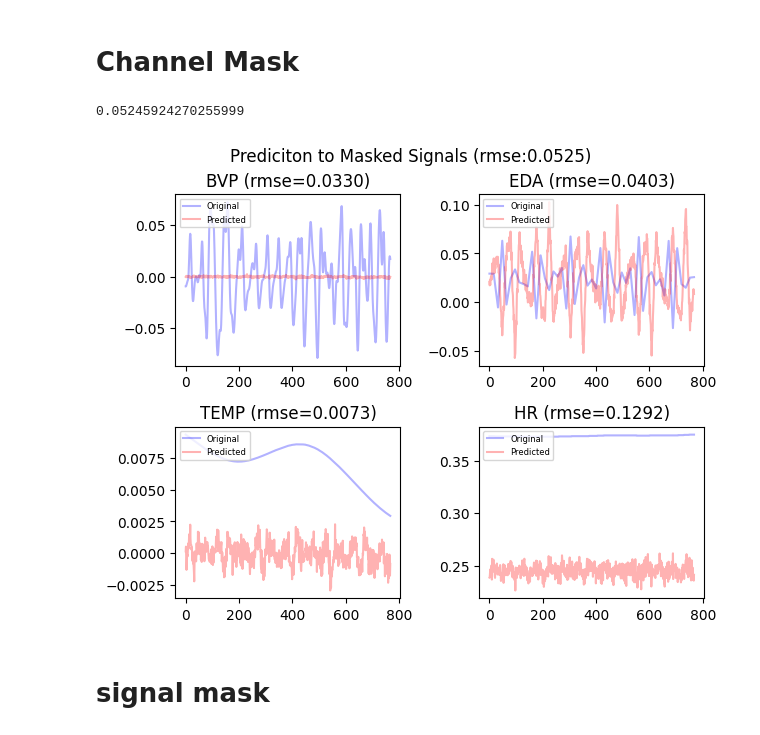
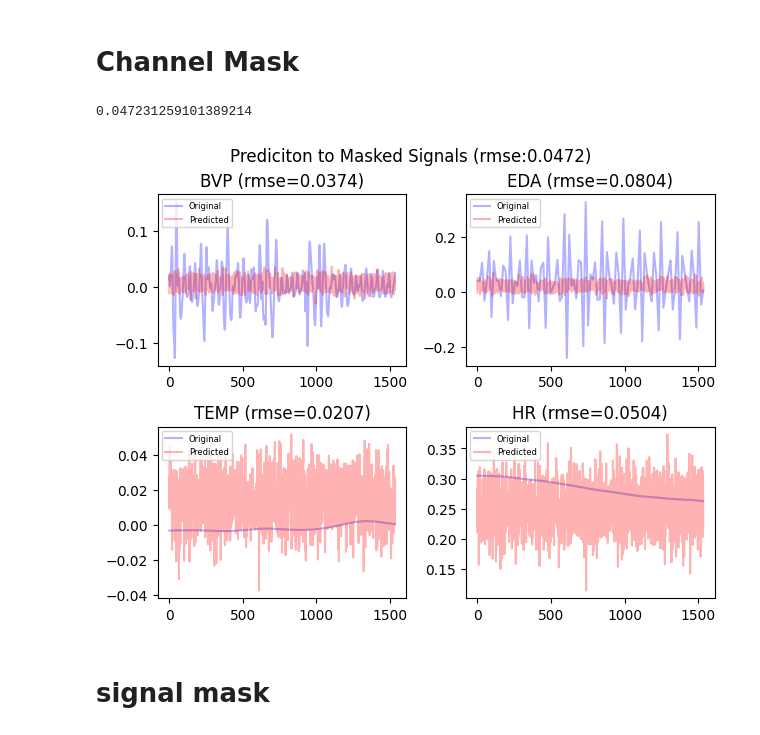
Before and after one commit to AlanConstantine/TPMER, a Jupyter notebook: evaluation_rep00323.ipynb, the cells around one changed output. Cells and saved outputs as stored; diff of their text form; code cells hidden in the pictures.

```diff
--- a/evaluation_rep00323.ipynb
+++ b/evaluation_rep00323.ipynb
@@ -169,56 +165,38 @@ def mse_(s1, s2):
 # %%
 signal_names = ['BVP', 'EDA', 'TEMP', 'HR']
 signal_index = np.argmin(all_mse)
 avg_res = []
-for pred_signal, signal_name in enumerate(signal_names):
-    channel_mask = [1, 1, 1, 1]
-    channel_mask[pred_signal] = 0
-    channel_mask = np.array([[i]*768 for i in channel_mask]).reshape(1, -1, 768)
-    masked_signal = (xtest[signal_index].reshape(1, -1, 768).cpu().detach().numpy() * channel_mask)
-    torch_masked_signal = torch.from_numpy(masked_signal).to(args.device).float()
-    output = model_(torch_masked_signal)
-    mse_res = mse_(output, torch_masked_signal).item()
-    # print('MSE', mse_res)
-    avg_res.append(np.sqrt(mse_res))
-    sig2 = output.cpu().detach().numpy()[0][pred_signal].tolist()
-    sig1 = xtest.cpu().detach().numpy()[signal_index][pred_signal].tolist()
-    plot_signal(sig1, sig2, 'Masked {0} Predition (rmse={1:.4f})'.format(signal_name, np.sqrt(mse_res)))
+fig, axs = plt.subplots(2, 2)
+pred_signal = 0
+for i in range(2):
+    for j in range(2):
+        signal_name = signal_names[pred_signal]
+        channel_mask = [1, 1, 1, 1]
+        channel_mask[pred_signal] = 0
+        channel_mask = np.array([[i]*1536 for i in channel_mask]).reshape(1, -1, 1536)
+        masked_signal = (xtest[signal_index].reshape(1, -1, 1536).cpu().detach().numpy() * channel_mask)
+        torch_masked_signal = torch.from_numpy(masked_signal).to(args.device).float()
+        output = model_(torch_masked_signal)
+        # mse_res = np.sqrt(mse_(output, torch_masked_signal).item())
+
+        sig2 = output.cpu().detach().numpy()[0][pred_signal].tolist()
+        sig1 = xtest.cpu().detach().numpy()[signal_index][pred_signal].tolist()
+        mse_res = mse_(sig1, sig2)
+        avg_res.append(mse_res)
+        axs[i, j].plot(range(len(sig1)), sig1, color='blue', alpha=0.3, label="Original")
+        axs[i, j].plot(range(len(sig2)), sig2, '-', color='red', alpha=0.3, label="Predicted")
+        title = '{0} (rmse={1:.4f})'.format(signal_name, mse_res)
+
+        axs[i, j].set_title(title)
+        axs[i, j].legend(loc="upper left", fontsize=6, )
+        fig.tight_layout()
+        pred_signal += 1
+
+fig.suptitle('Prediciton to Masked Signals (rmse:{:.4f})'.format(np.mean(avg_res)), y=1.02)
 print(np.mean(avg_res))
+# %% [output]
+0.047231259101389214
+[figure, added]
-# %%
-signal_names = ['BVP', 'EDA', 'TEMP', 'HR']
-signal_index = np.argmin(all_mse)
-avg_res = []
-fig, axs = plt.subplots(2, 2)
-pred_signal = 0
-for i in range(2):
-    for j in range(2):
-        signal_name = signal_names[pred_signal]
-        channel_mask = [1, 1, 1, 1]
-        channel_mask[pred_signal] = 0
-        channel_mask = np.array([[i]*768 for i in channel_mask]).reshape(1, -1, 768)
-        masked_signal = (xtest[signal_index].reshape(1, -1, 768).cpu().detach().numpy() * channel_mask)
-        torch_masked_signal = torch.from_numpy(masked_signal).to(args.device).float()
-        output = model_(torch_masked_signal)
-        # mse_res = np.sqrt(mse_(output, torch_masked_signal).item())
-
-        sig2 = output.cpu().detach().numpy()[0][pred_signal].tolist()
-        sig1 = xtest.cpu().detach().numpy()[signal_index][pred_signal].tolist()
-        mse_res = mse_(sig1, sig2)
-        avg_res.append(mse_res)
-        axs[i, j].plot(range(len(sig1)), sig1, color='blue', alpha=0.3, label="Original")
-        axs[i, j].plot(range(len(sig2)), sig2, '-', color='red', alpha=0.3, label="Predicted")
-        title = '{0} (rmse={1:.4f})'.format(signal_name, mse_res)
-
-        axs[i, j].set_title(title)
-        axs[i, j].legend(loc="upper left", fontsize=6, )
-        fig.tight_layout()
-        pred_signal += 1
-
-fig.suptitle('Prediciton to Masked Signals (rmse:{:.4f})'.format(np.mean(avg_res)), y=1.02)
-print(np.mean(avg_res))
-# %% [output]
-0.05245924270255999
-[figure, removed]
 # %% [markdown]
 # signal mask
 # %%
```
Also changed, not shown: parts of 8 cells of this notebook.
